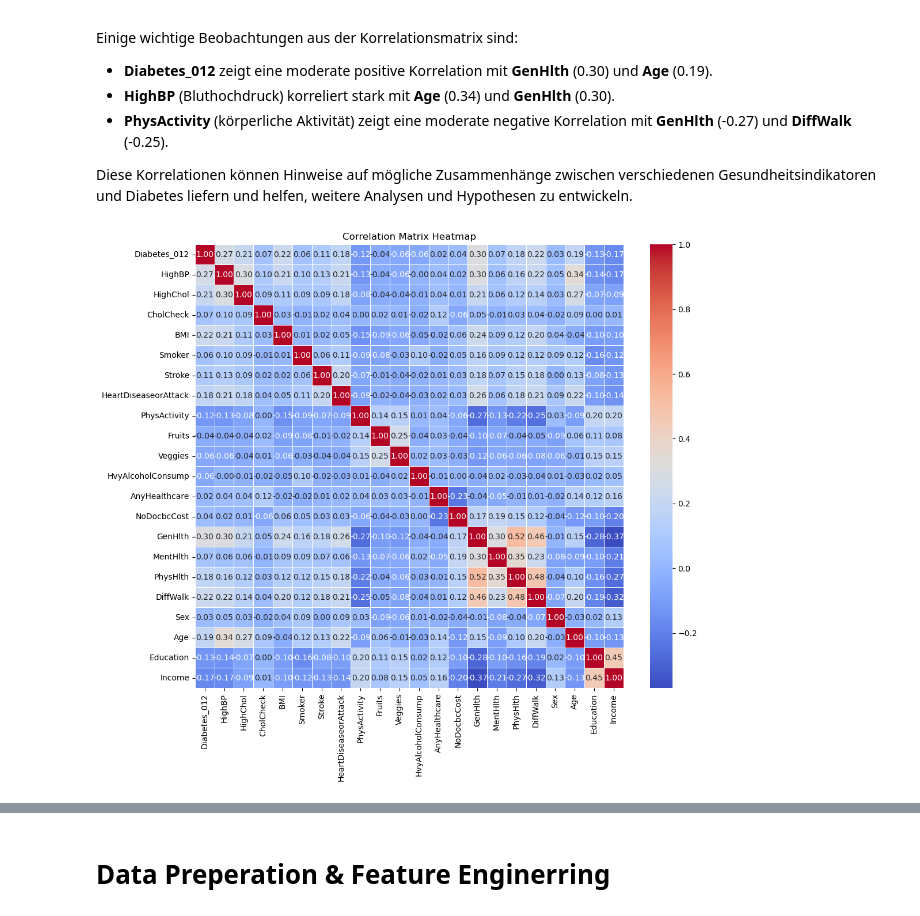
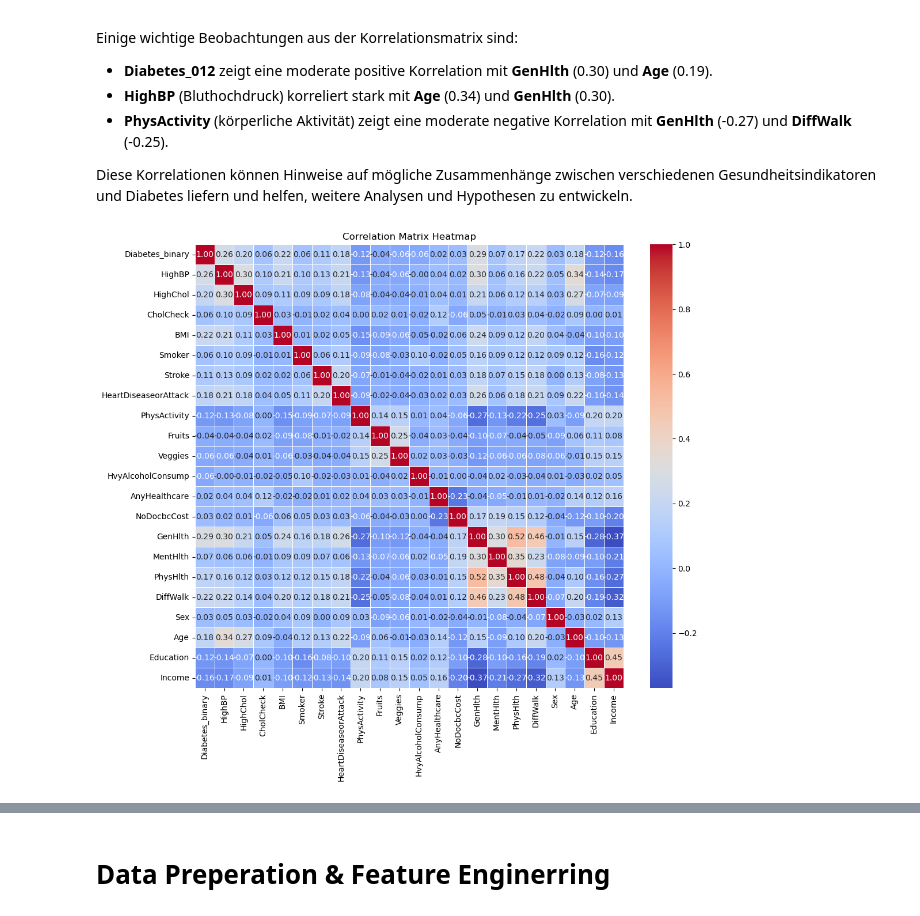
Before and after one commit to DataScience-DHBWKA/Gruppe3-DataExploration, a Jupyter notebook: data_exploration.ipynb, the cells around one changed output, grey strips where cells are left out. Cells and saved outputs as stored; diff of their text form; code cells hidden in the pictures.

```diff
--- a/data_exploration.ipynb
+++ b/data_exploration.ipynb
@@ -194,13 +194,13 @@ Einige wichtige Beobachtungen aus der Korrelationsmatrix sind:
 
 Diese Korrelationen können Hinweise auf mögliche Zusammenhänge zwischen verschiedenen Gesundheitsindikatoren und Diabetes liefern und helfen, weitere Analysen und Hypothesen zu entwickeln.
 # %%
-correlation_matrix = df_diabetes_012.corr()
+correlation_matrix = df_diabetes_binary.corr()
 plt.figure(figsize=(12, 10))
 sns.heatmap(correlation_matrix, annot=True, fmt=".2f", cmap='coolwarm', linewidths=.5)
 plt.title('Correlation Matrix Heatmap')
 plt.show()
 # %% [output]
-[figure, old version]
+[figure, new version]
 # %%
 # Set the threshold
 threshold = 0.1
```
Also changed, not shown: parts of 11 cells of this notebook.
